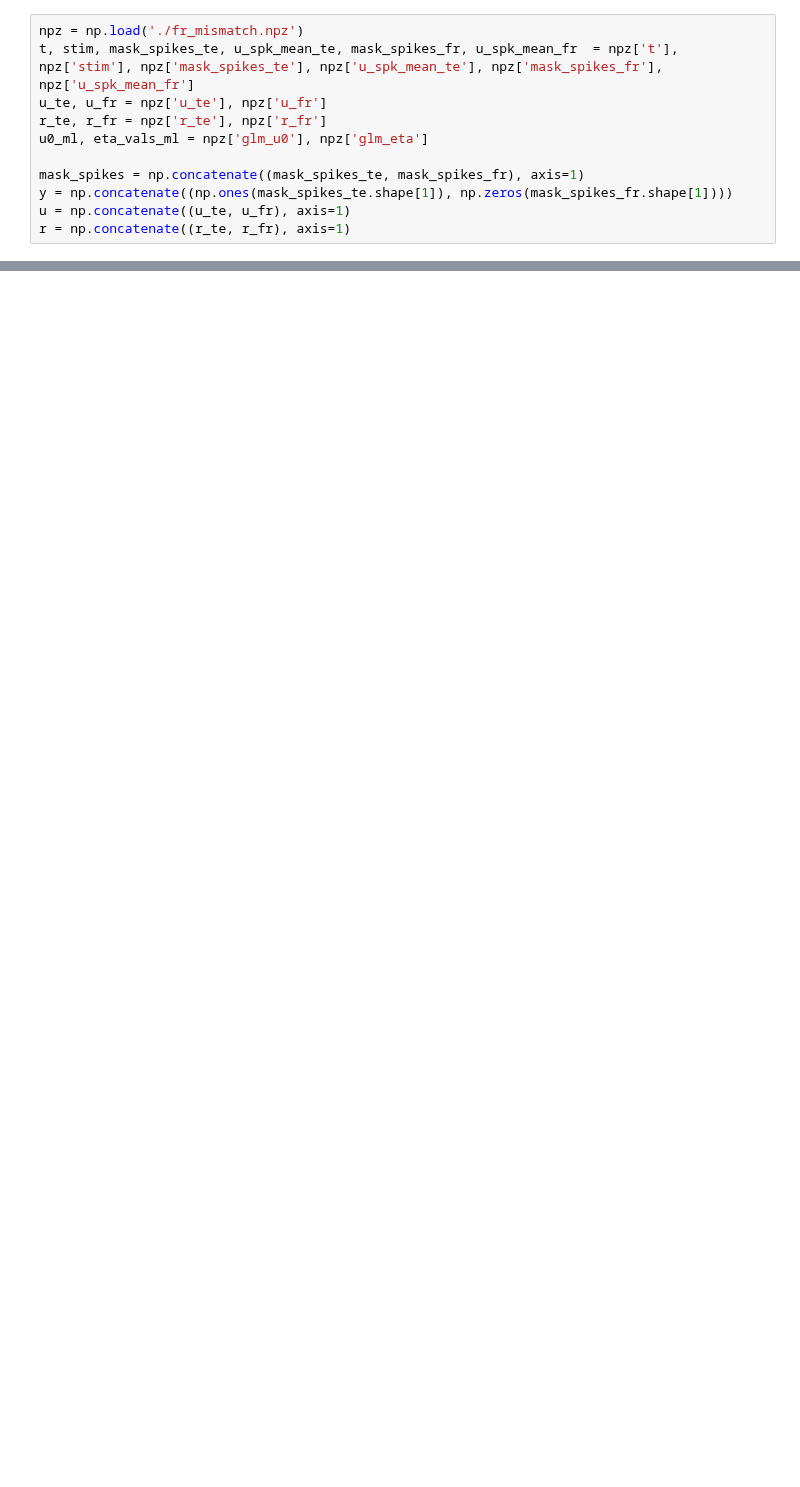
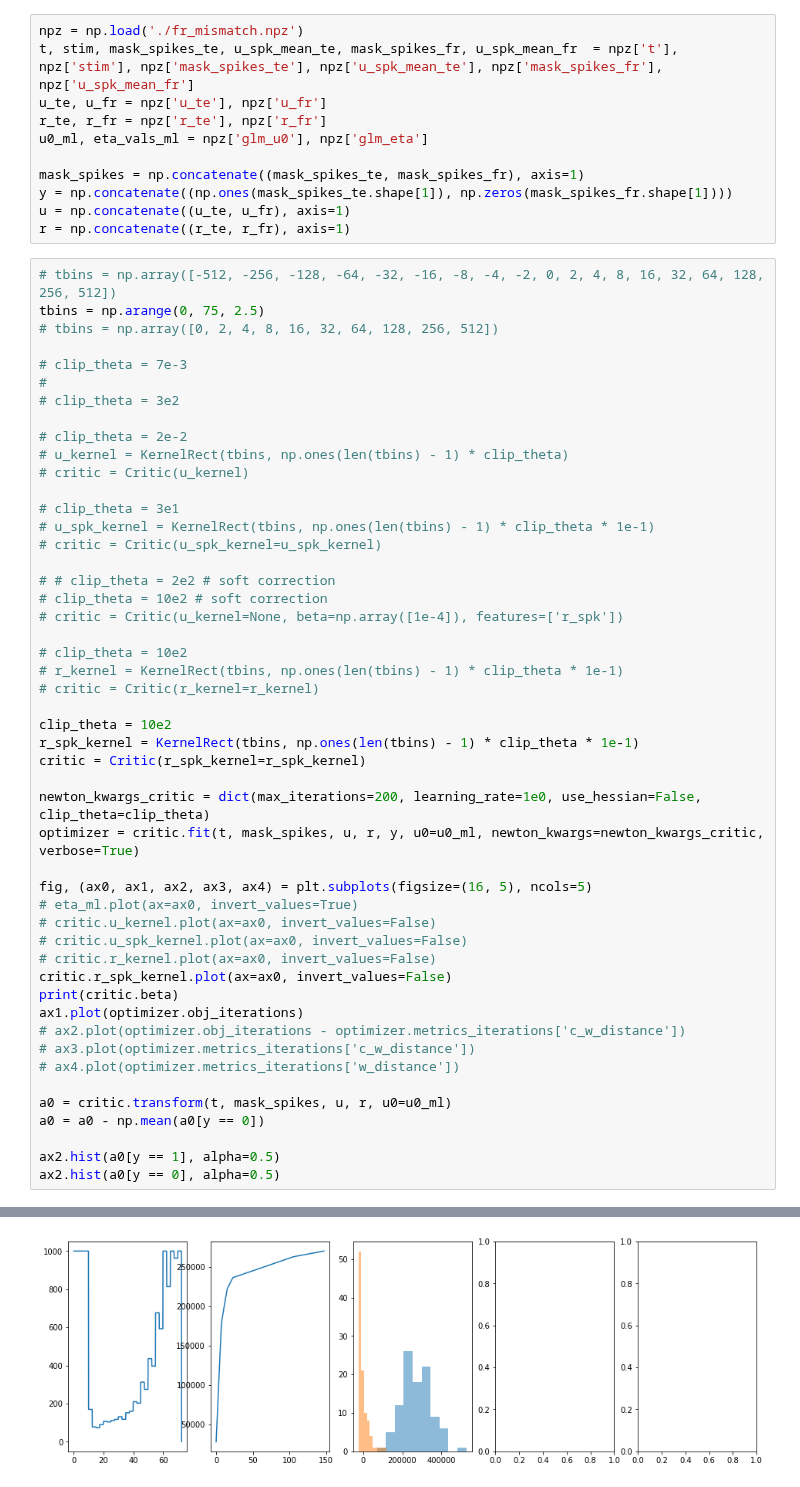
Before and after one commit to diegoarri91/mmd-glm, a Jupyter notebook: examples/wglm.ipynb, the cells around one changed output, grey strips where cells are left out. Cells and saved outputs as stored; diff of their text form; blank space fills up the shorter version.

```diff
--- a/examples/wglm.ipynb
+++ b/examples/wglm.ipynb
@@ -24,3 +21,53 @@ mask_spikes = np.concatenate((mask_spikes_te, mask_spikes_fr), axis=1)
 y = np.concatenate((np.ones(mask_spikes_te.shape[1]), np.zeros(mask_spikes_fr.shape[1])))
 u = np.concatenate((u_te, u_fr), axis=1)
 r = np.concatenate((r_te, r_fr), axis=1)
+# %%
+# tbins = np.array([-512, -256, -128, -64, -32, -16, -8, -4, -2, 0, 2, 4, 8, 16, 32, 64, 128, 256, 512])
+tbins = np.arange(0, 75, 2.5)
+# tbins = np.array([0, 2, 4, 8, 16, 32, 64, 128, 256, 512])
+
+# clip_theta = 7e-3
+#
+# clip_theta = 3e2
+
+# clip_theta = 2e-2
+# u_kernel = KernelRect(tbins, np.ones(len(tbins) - 1) * clip_theta)
+# critic = Critic(u_kernel)
+
+# clip_theta = 3e1
+# u_spk_kernel = KernelRect(tbins, np.ones(len(tbins) - 1) * clip_theta * 1e-1)
+# critic = Critic(u_spk_kernel=u_spk_kernel)
+
+# # clip_theta = 2e2 # soft correction
+# clip_theta = 10e2 # soft correction
+# critic = Critic(u_kernel=None, beta=np.array([1e-4]), features=['r_spk'])
+
+# clip_theta = 10e2
+# r_kernel = KernelRect(tbins, np.ones(len(tbins) - 1) * clip_theta * 1e-1)
+# critic = Critic(r_kernel=r_kernel)
+
+clip_theta = 10e2
+r_spk_kernel = KernelRect(tbins, np.ones(len(tbins) - 1) * clip_theta * 1e-1)
+critic = Critic(r_spk_kernel=r_spk_kernel)
+
+newton_kwargs_critic = dict(max_iterations=200, learning_rate=1e0, use_hessian=False, clip_theta=clip_theta)
+optimizer = critic.fit(t, mask_spikes, u, r, y, u0=u0_ml, newton_kwargs=newton_kwargs_critic, verbose=True)
+
+fig, (ax0, ax1, ax2, ax3, ax4) = plt.subplots(figsize=(16, 5), ncols=5)
+# eta_ml.plot(ax=ax0, invert_values=True)
+# critic.u_kernel.plot(ax=ax0, invert_values=False)
+# critic.u_spk_kernel.plot(ax=ax0, invert_values=False)
+# critic.r_kernel.plot(ax=ax0, invert_values=False)
+critic.r_spk_kernel.plot(ax=ax0, invert_values=False)
+print(critic.beta)
+ax1.plot(optimizer.obj_iterations)
+# ax2.plot(optimizer.obj_iterations - optimizer.metrics_iterations['c_w_distance'])
+# ax3.plot(optimizer.metrics_iterations['c_w_distance'])
+# ax4.plot(optimizer.metrics_iterations['w_distance'])
+
+a0 = critic.transform(t, mask_spikes, u, r, u0=u0_ml)
+a0 = a0 - np.mean(a0[y == 0])
+
+ax2.hist(a0[y == 1], alpha=0.5)
+ax2.hist(a0[y == 0], alpha=0.5)
+# %% [output]
@@ -26,0 +86 @@ r = np.concatenate((r_te, r_fr), axis=1)
+[figure, added]
```
Also changed, not shown: parts of 7 cells of this notebook, 2 other files.
